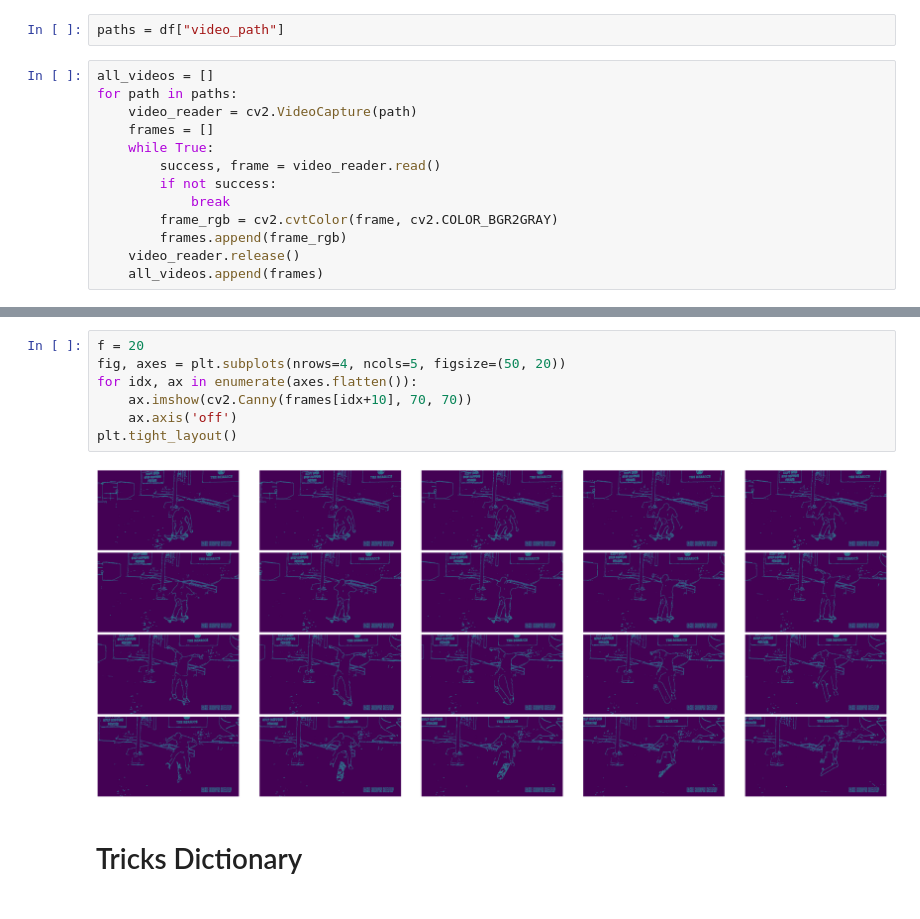
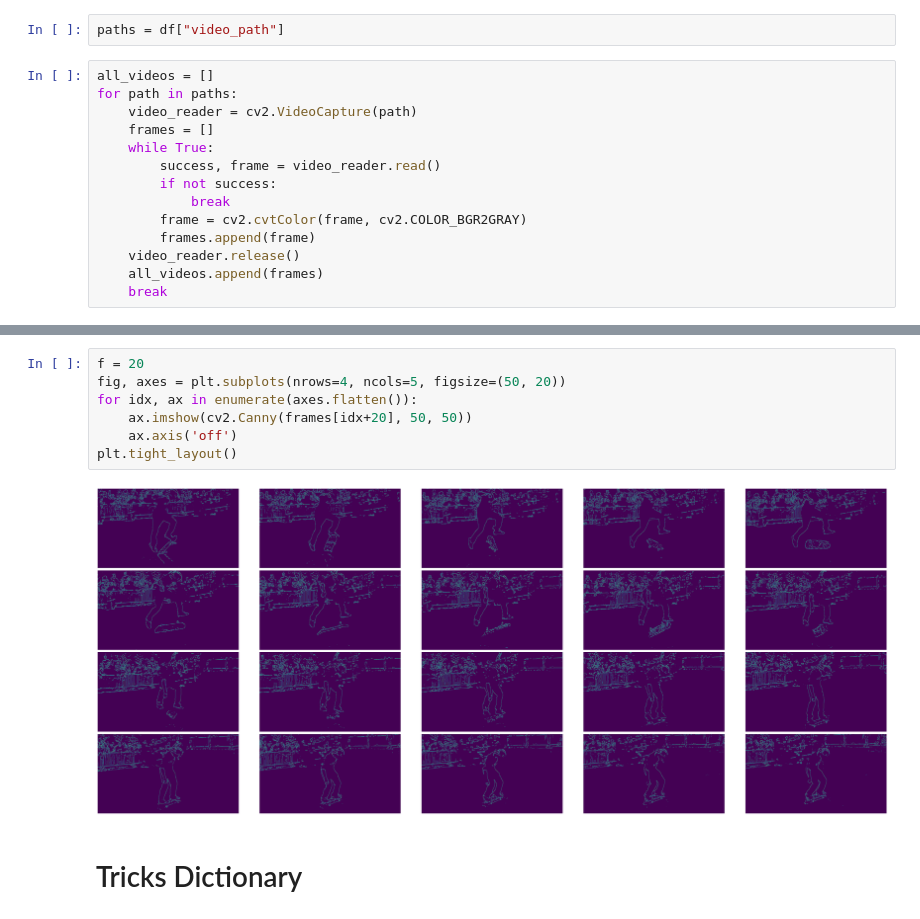
Before and after one commit to EduardoPach/SkateAI, a Jupyter notebook: labeling_tool/nothing.ipynb, the cells around one changed output, grey strips where cells are left out. Saved outputs shown, nothing was run; the diff lists cells and outputs as text.

```diff
--- a/labeling_tool/nothing.ipynb
+++ b/labeling_tool/nothing.ipynb
@@ -58,7 +66,8 @@ for path in paths:
         success, frame = video_reader.read()
         if not success:
             break
-        frame_rgb = cv2.cvtColor(frame, cv2.COLOR_BGR2GRAY)
-        frames.append(frame_rgb)
+        frame = cv2.cvtColor(frame, cv2.COLOR_BGR2GRAY)
+        frames.append(frame)
     video_reader.release()
     all_videos.append(frames)
+    break
@@ -72,12 +74,12 @@ plt.axis("off")
 # %%
 f = 20
 fig, axes = plt.subplots(nrows=4, ncols=5, figsize=(50, 20))
 for idx, ax in enumerate(axes.flatten()):
-    ax.imshow(cv2.Canny(frames[idx+10], 70, 70))
+    ax.imshow(cv2.Canny(frames[idx+20], 50, 50))
     ax.axis('off')
 plt.tight_layout()
 # %% [output]
-[figure, old version]
+[figure, new version]
 # %% [markdown]
 # Tricks Dictionary
 # %%
```
Also changed, not shown: parts of 3 cells of this notebook, 4 other files.
